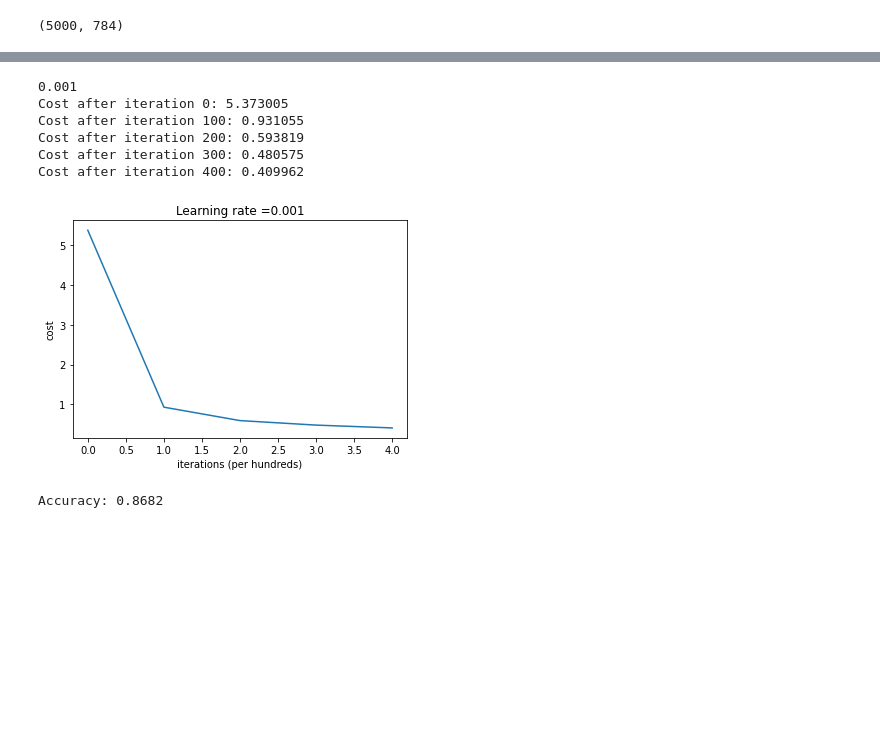
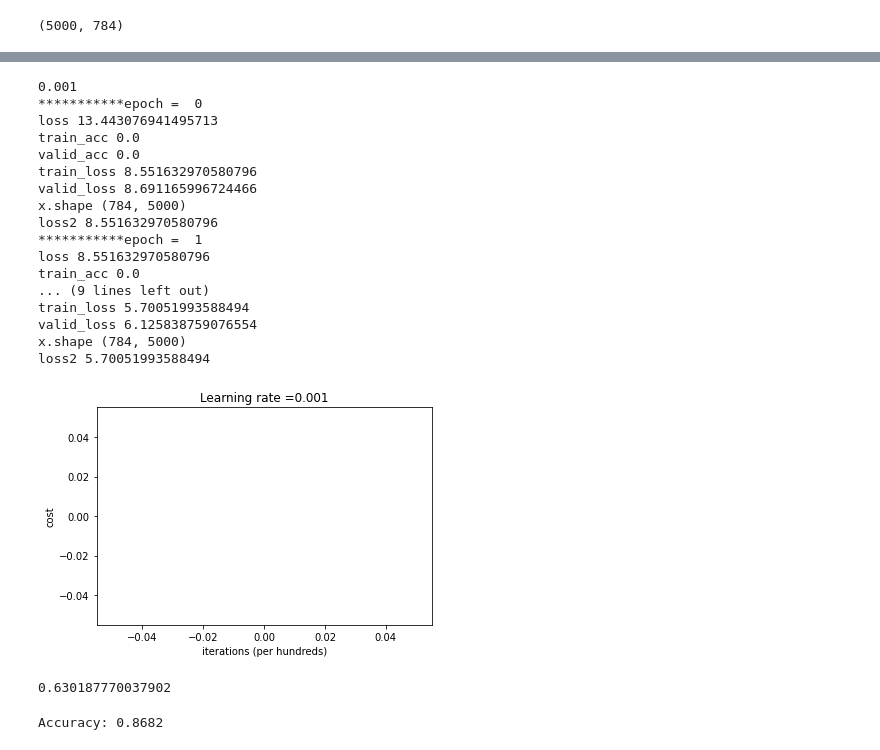
Before and after one commit to rishimishra03/cs6910, a Jupyter notebook: Assigment1/Q3A1_final_working_actual_data.ipynb, the cells around one changed output, grey strips where cells are left out. Drawn from its saved outputs; the diff is of its cells as text; code cells hidden in the pictures; blank space fills up the shorter version.

```diff
--- a/Assigment1/Q3A1_final_working_actual_data.ipynb
+++ b/Assigment1/Q3A1_final_working_actual_data.ipynb
@@ -339,9 +346,9 @@ def predict(x, y, parameters):
     #print results
     #print ("predictions: " + str(p))
     #print ("true labels: " + str(y))
-    print("Accuracy: "  + str(Accuracy))
+    #print("Accuracy: "  + str(Accuracy))
 
-    return
+    return Accuracy
 # %%
 x_train_orig = x_train_orig[:5000]
 x_test_orig = x_test_orig[:1000]
@@ -379,7 +386,7 @@ no_of_testing_examples = np.shape(x_test)[0]
 size_input_layer = [x_train.shape[1]]
 no_hidden_layers = 3
 size_hidden_layers = [32,32,32]
-no_neurons_output_layer = len(class_names) # no of class labels
+no_neurons_output_layer = x_train.shape[1] # no of class labels
 size_output_layer = [no_neurons_output_layer]   #no_neuron_output = 10
 # %%
 y_train = one_hot_vector_form(y_train_orig,no_neurons_output_layer)
@@ -395,5 +449,5 @@ layer_dimensions
 # %%
-def L_layer_network(x_train, y_train,layer_dimensions,learning_rate,num_epochs,gamma = 0.9,
+def L_layer_network(x_train, y_train,x_valid,y_valid,layer_dimensions,learning_rate,num_epochs,gamma = 0.9,
                     batch_type ="Full_batch",batchsize = 2,grad_descent_type = "Vanilla", beta_rms = 0.9,
                     beta1 = 0.9,beta2 = 0.999,eps = 1e-8, print_cost=False):
 
@@ -418,7 +472,7 @@ def L_layer_network(x_train, y_train,layer_dimensions,learning_rate,num_epochs,g
     #print(num_steps)
 
     for i in range(0, num_epochs):
-        #print("***********epoch = ",i)
+        print("***********epoch = ",i)
         par_update = 0
         for j in range(num_steps):
 
@@ -478,34 +532,70 @@ def L_layer_network(x_train, y_train,layer_dimensions,learning_rate,num_epochs,g
             #print("out update",update)
             par_update += 1
 
+
+
         #print("par_updated ",par_update,"times")
         #print("***********************************************************")
 
-    #     #print("cost in iteration ",i," is =",cost)
+
+    #print("cost in iteration ",i," is =",cost)
 
             # Print the cost every 100 training example
-        if print_cost and i % 100 == 0:
-            print ("Cost after iteration %i: %f" %(i, cost))
-        if print_cost and i % 100 == 0:
-            costs.append(cost)
+#         if print_cost and i % 2 == 0:
+#             print ("Cost after iteration %i: %f" %(i, cost))
+#         if print_cost and i % 2 == 0:
+#             costs.append(cost)
+
+        train_loss,valid_loss = get_train_and_validation_loss(x_train,y_train,x_valid,y_valid, parameters)
+
+        train_acc= predict(x_train, y_train, parameters)
+
+        valid_acc= predict(x_valid, y_valid, parameters)
+
+
+        print("train_acc",train_acc)
+        print("valid_acc",valid_acc)
+
+        print("train_loss",train_loss)
+        print("valid_loss",valid_loss)
     # plot the cost
+
+        print("x.shape",x.shape)
+        yhat2, temps2 = forward_pass(x_train.T, parameters)
+        cost2 = cost_function(yhat2, y_train.T)
+        print("loss2",cost2)
     plt.plot(np.squeeze(costs))
     plt.ylabel('cost')
     plt.xlabel('iterations (per hundreds)')
     plt.title("Learning rate =" + str(learning_rate))
     plt.show()
 
-    return parameters
+    return parameters,cost
 # %%
-parameters = L_layer_network(x_train, y_train, layer_dimensions,0.001,500,grad_descent_type = "Nadam",print_cost = True)
+parameters,loss = L_layer_network(x_train, y_train,x_test,y_test,layer_dimensions,0.001,3,batch_type ="Full_batch",batchsize = 10,grad_descent_type = "Nadam",print_cost = True)
 # %% [output]
 0.001
-Cost after iteration 0: 5.373005
-Cost after iteration 100: 0.931055
-Cost after iteration 200: 0.593819
-Cost after iteration 300: 0.480575
-Cost after iteration 400: 0.409962
+***********epoch =  0
+loss 13.443076941495713
+train_acc 0.0
+valid_acc 0.0
+train_loss 8.551632970580796
+valid_loss 8.691165996724466
+x.shape (784, 5000)
+loss2 8.551632970580796
+***********epoch =  1
+loss 8.551632970580796
+train_acc 0.0
+... (9 lines left out)
+train_loss 5.70051993588494
+valid_loss 6.125838759076554
+x.shape (784, 5000)
+loss2 5.70051993588494
-[figure, old version]
+[figure, new version]
+# %%
+loss
+# %% [output]
+0.630187770037902
 # %%
 predict(x_train, y_train, parameters)
 # %% [output]
```
Also changed, not shown: parts of 6 cells of this notebook, 3 other files.
